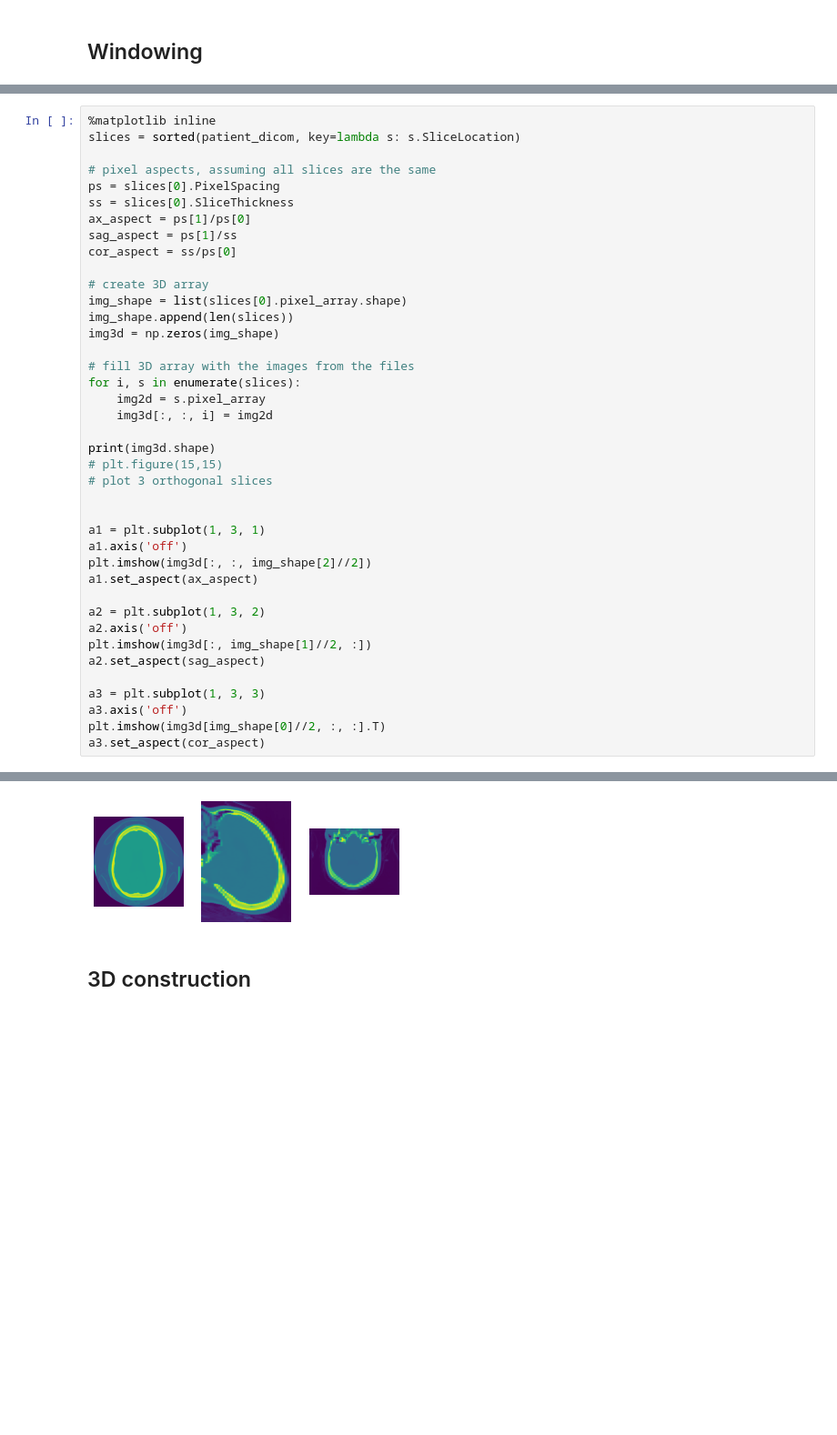
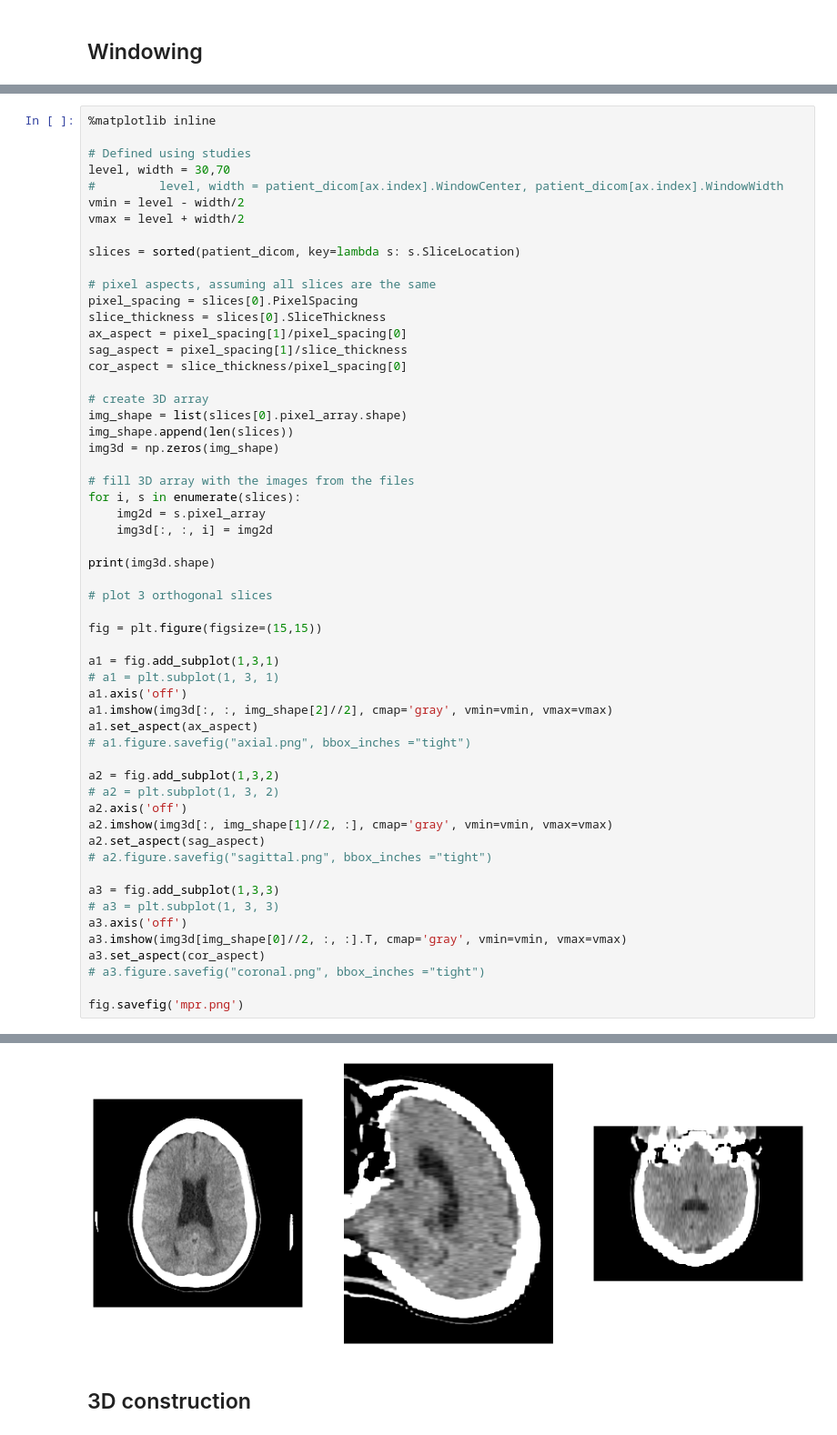
Before and after one commit to Ujjwal-9/medical-training, a Jupyter notebook: dicom-demo/dicom-viewer.ipynb, the cells around one changed output, grey strips where cells are left out. Shown at 91% size. Cells and saved outputs as stored; diff of their text form; blank space fills up the shorter version.

```diff
--- a/dicom-demo/dicom-viewer.ipynb
+++ b/dicom-demo/dicom-viewer.ipynb
@@ -199,47 +178,63 @@ multi_slice_viewer(patient_pixels, windowing=True)
 ![](https://images.ctfassets.net/cnu0m8re1exe/1k0YS9HKpsyurGlnI1Zlky/223cbf9b658b7068925ba7f944a9bb39/sagittal.jpg)
 # %%
 %matplotlib inline
+
+# Defined using studies
+level, width = 30,70
+#         level, width = patient_dicom[ax.index].WindowCenter, patient_dicom[ax.index].WindowWidth
+vmin = level - width/2
+vmax = level + width/2
+
 slices = sorted(patient_dicom, key=lambda s: s.SliceLocation)
 
 # pixel aspects, assuming all slices are the same
-ps = slices[0].PixelSpacing
-ss = slices[0].SliceThickness
-ax_aspect = ps[1]/ps[0]
-sag_aspect = ps[1]/ss
-cor_aspect = ss/ps[0]
+pixel_spacing = slices[0].PixelSpacing
+slice_thickness = slices[0].SliceThickness
+ax_aspect = pixel_spacing[1]/pixel_spacing[0]
+sag_aspect = pixel_spacing[1]/slice_thickness
+cor_aspect = slice_thickness/pixel_spacing[0]
 
 # create 3D array
 img_shape = list(slices[0].pixel_array.shape)
 img_shape.append(len(slices))
 img3d = np.zeros(img_shape)
 
 # fill 3D array with the images from the files
 for i, s in enumerate(slices):
     img2d = s.pixel_array
     img3d[:, :, i] = img2d
 
 print(img3d.shape)
-# plt.figure(15,15)
+
 # plot 3 orthogonal slices
 
+fig = plt.figure(figsize=(15,15))
 
-a1 = plt.subplot(1, 3, 1)
+a1 = fig.add_subplot(1,3,1)
+# a1 = plt.subplot(1, 3, 1)
 a1.axis('off')
-plt.imshow(img3d[:, :, img_shape[2]//2])
+a1.imshow(img3d[:, :, img_shape[2]//2], cmap='gray', vmin=vmin, vmax=vmax)
 a1.set_aspect(ax_aspect)
+# a1.figure.savefig("axial.png", bbox_inches ="tight")
 
-a2 = plt.subplot(1, 3, 2)
+a2 = fig.add_subplot(1,3,2)
+# a2 = plt.subplot(1, 3, 2)
 a2.axis('off')
-plt.imshow(img3d[:, img_shape[1]//2, :])
+a2.imshow(img3d[:, img_shape[1]//2, :], cmap='gray', vmin=vmin, vmax=vmax)
 a2.set_aspect(sag_aspect)
+# a2.figure.savefig("sagittal.png", bbox_inches ="tight")
 
-a3 = plt.subplot(1, 3, 3)
+a3 = fig.add_subplot(1,3,3)
+# a3 = plt.subplot(1, 3, 3)
 a3.axis('off')
-plt.imshow(img3d[img_shape[0]//2, :, :].T)
+a3.imshow(img3d[img_shape[0]//2, :, :].T, cmap='gray', vmin=vmin, vmax=vmax)
 a3.set_aspect(cor_aspect)
+# a3.figure.savefig("coronal.png", bbox_inches ="tight")
+
+fig.savefig('mpr.png')
 # %% [output]
 (512, 512, 42)
-[figure, old version]
+[figure, new version]
 # %% [markdown]
 ## 3D construction
 # %%
```
Also changed, not shown: parts of 3 cells of this notebook.
